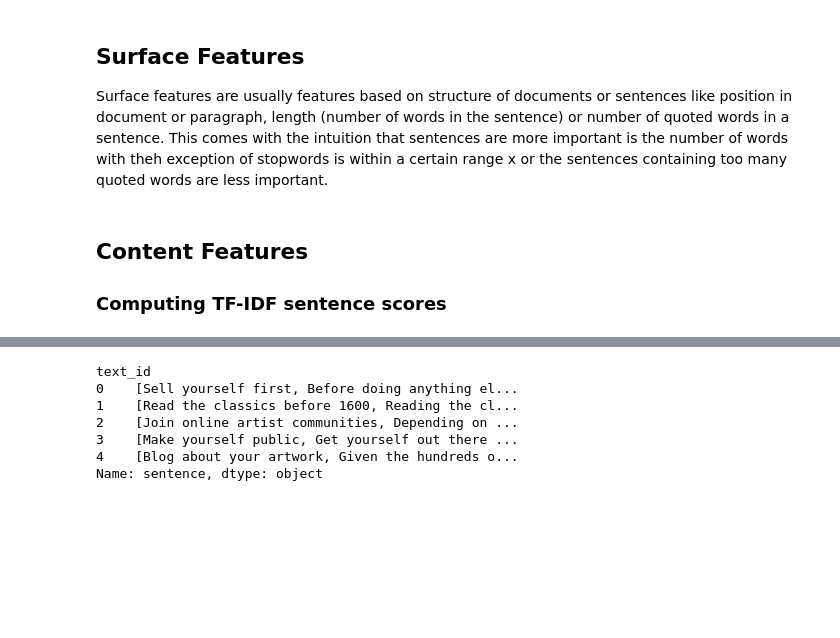
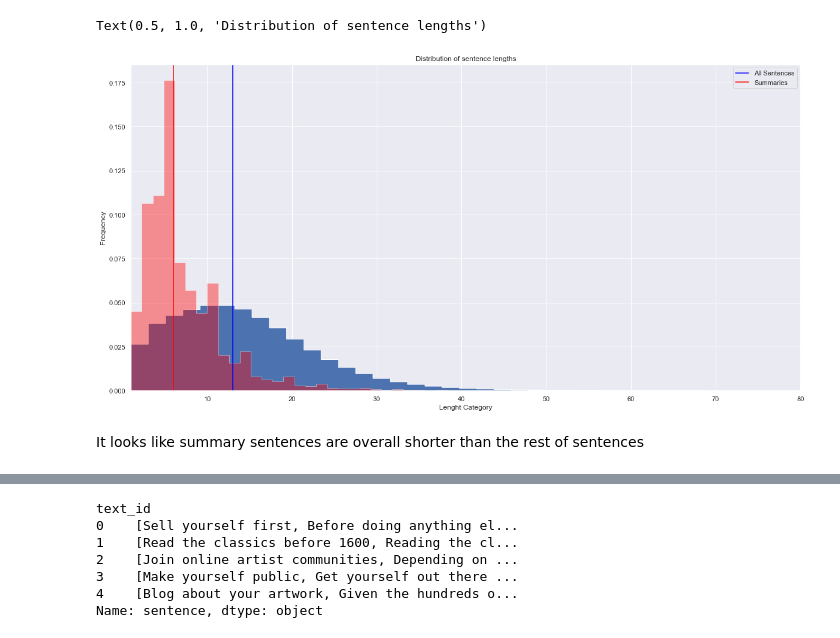
Before and after one commit to sarisboo/springboard, a Jupyter notebook: capstone_1/storytelling_feature_extraction.ipynb, the cells around one changed output, grey strips where cells are left out. Saved outputs shown, nothing was run; the diff lists cells and outputs as text; code cells hidden in the pictures; blank space fills up the shorter version.

Commit message:
Added Visualizations to feature ectraction"

```diff
--- a/capstone_1/storytelling_feature_extraction.ipynb
+++ b/capstone_1/storytelling_feature_extraction.ipynb
@@ -4,6 +4,12 @@ import pandas as pd
 import warnings
 warnings.simplefilter(action='ignore')
 from sklearn.feature_extraction.text import TfidfVectorizer
+import matplotlib.pyplot as plt
+import seaborn as sns
+sns.set(style="darkgrid")
+import spacy
+nlp = spacy.load("en_core_web_sm")
+import itertools
 # %%
 # Importing cleaned dataset
 wikihow = pd.read_csv('./datasets/clean_wikihow_sep.csv')
@@ -18,13 +28,21 @@ wikihow.head()
 | 2 | 0 | Now, think about how to translate... | no | ['Now,', 'think', 'about', 'how',... | How to Sell Fine Art Online | 11 |
 | 3 | 0 | Be it the few words, Twitter allo... | no | ['Be', 'it', 'the', 'few', 'words... | How to Sell Fine Art Online | 21 |
 | 4 | 0 | Bring out the most salient featur... | no | ['Bring', 'out', 'the', 'most', '... | How to Sell Fine Art Online | 18 |
-# %% [markdown]
-## Surface Features
-
-Surface features are usually features based on structure of documents or sentences like position in document or paragraph, length (number of words in the sentence) or number of quoted words in a sentence. This comes with the intuition that sentences are more important is the number of words with theh exception of stopwords is within a certain range x or the sentences containing too many quoted words are less important.
-# %%
-# Delete nas just in case
-wikihow = wikihow.dropna()
-# %% [markdown]
-## Content Features
-### Computing TF-IDF sentence scores
+# %%
+only_summaries = wikihow[wikihow['is_summary'] == 'yes']['sentence_len']
+# %%
+plt.figure(figsize=(20,10))
+plt.hist(wikihow['sentence_len'],bins = 500, normed=True,histtype="stepfilled")
+plt.hist(only_summaries,bins = 200, normed=True,histtype="stepfilled", color = 'red', alpha = 0.4)
+plt.axvline(wikihow['sentence_len'].median(), color = 'blue')
+plt.axvline(only_summaries.median(), color = 'red')
+plt.xlim((1, 80))
+plt.xlabel('Lenght Category')
+plt.ylabel('Frequency')
+plt.legend(['All Sentences','Summaries'],loc = 'upper right')
+plt.title('Distribution of sentence lengths')
+# %% [output]
+Text(0.5, 1.0, 'Distribution of sentence lengths')
+[figure, added]
+# %% [markdown]
+It looks like summary sentences are overall shorter than the rest of sentences
```
Also changed, not shown: parts of 17 cells of this notebook.
